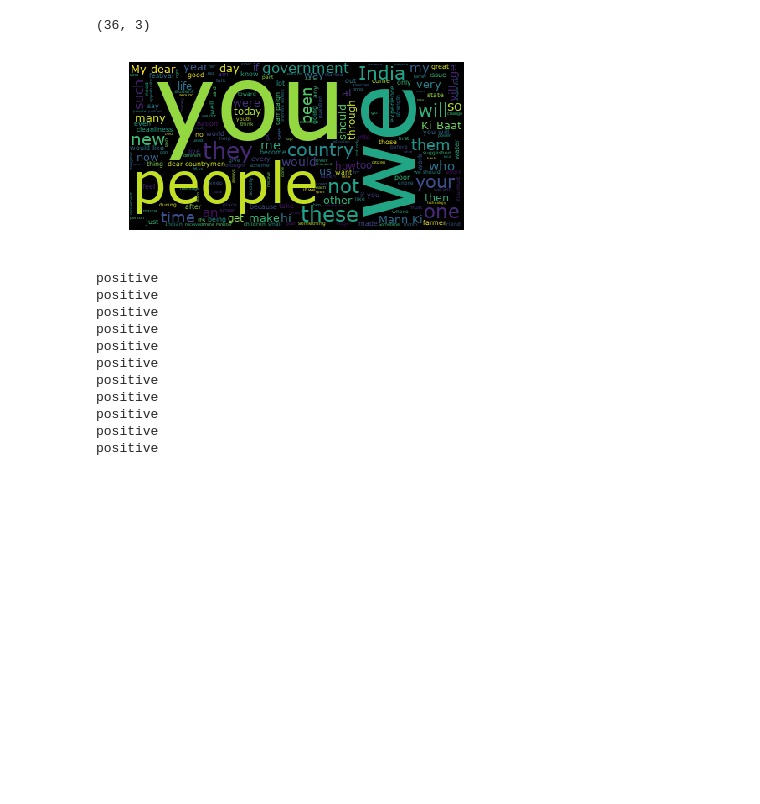
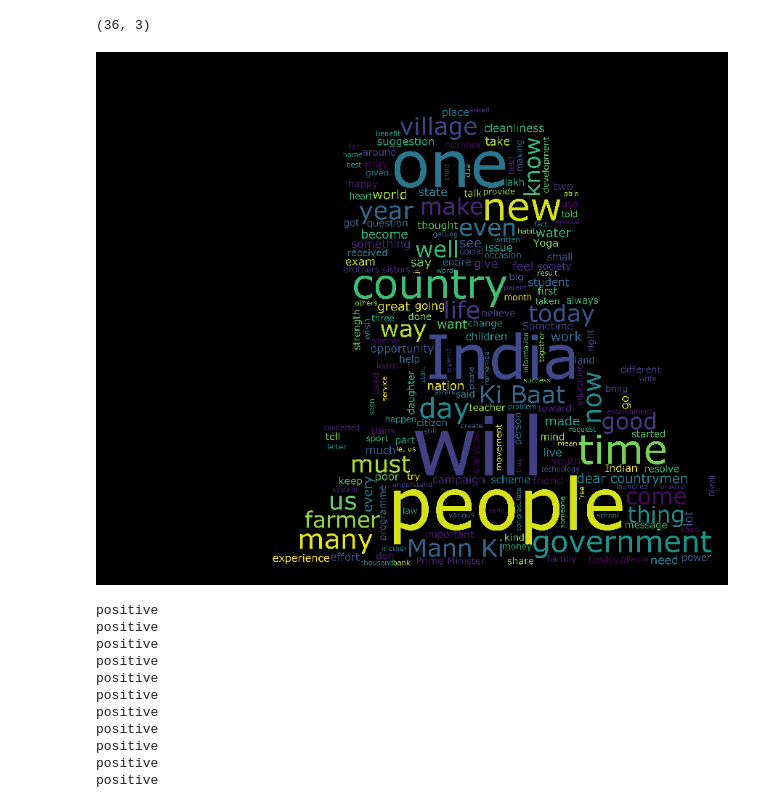
Before and after one commit to sd1998/Man-Ki-Baat-Analysis, a Jupyter notebook: Man Ki Baat.ipynb, the cells around one changed output. Saved outputs shown, nothing was run; the diff lists cells and outputs as text; code cells hidden in the pictures; blank space fills up the shorter version.

Commit message:
Wordcloud imporved

```diff
--- a/Man Ki Baat.ipynb
+++ b/Man Ki Baat.ipynb
@@ -3,5 +9,7 @@ import pandas as pd
 # %%
 dataset = pd.read_csv('mann_ki_baat.csv',encoding='iso-8859-1')
+# %%
+modi_mask = np.array(Image.open('sh_narendra_modi_27.09.2016_1.png'))
 # %%
 dataset.head()
 # %% [output]
@@ -16,29 +24,25 @@ dataset.shape
 # %% [output]
 (36, 3)
 # %%
-import matplotlib.pyplot as plt
-from wordcloud import WordCloud, STOPWORDS
-
 text = ''
 for index, row in dataset.iterrows():
     text += row['Speech_text']
 
-def generate_wordcloud(text): # optionally add: stopwords=STOPWORDS and change the arg below
-    wordcloud = WordCloud(font_path='/Library/Fonts/Verdana.ttf',
-                          relative_scaling = 1.0,
-                          stopwords = {'to', 'of','and','the','in','it','but','this','that','for','from'
-                                       ,'some','on','about','as','are'
-                                      ,'by','with','what','when','also','our','all','their','is','was','or','had',
-                                       'have','has','which','he','she','be','there','do','did','does','can'} # set or space-separated string
+def generate_wordcloud(text):
+    wordcloud = WordCloud(width=1600,height=800,font_path='/Library/Fonts/Verdana.ttf',
+                          stopwords = STOPWORDS,
+                          mask=modi_mask
                           ).generate(text)
+    plt.figure(figsize=(20,10),facecolor='k')
     plt.imshow(wordcloud)
     plt.axis("off")
+    plt.tight_layout(pad=0)
     plt.savefig('wordcloud_whole_speech.png')
     plt.show()
 
 generate_wordcloud(text)
 # %% [output]
-[figure, old version]
+[figure, new version]
 # %%
 from textblob import TextBlob
 for index, row in dataset.iterrows():
```
Also changed, not shown: parts of 3 cells of this notebook, 3 other files.
